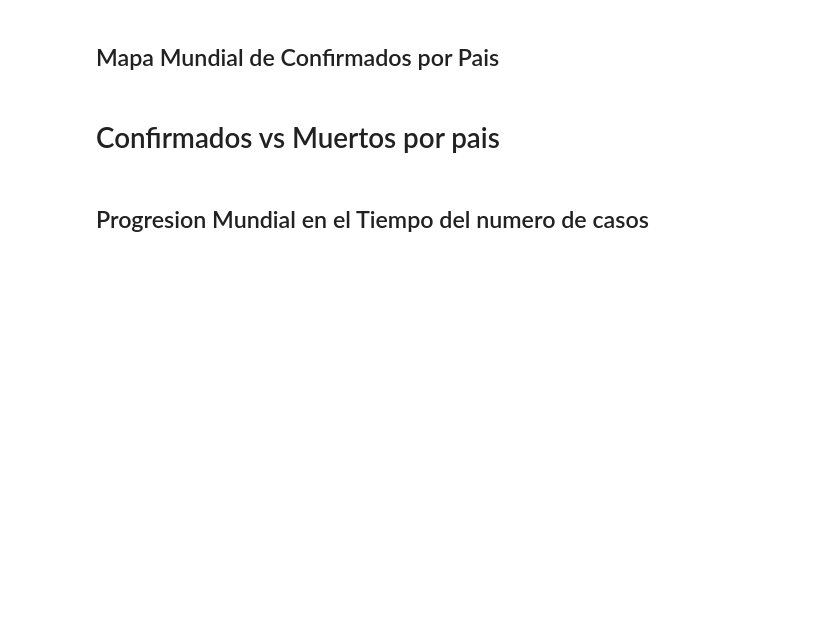
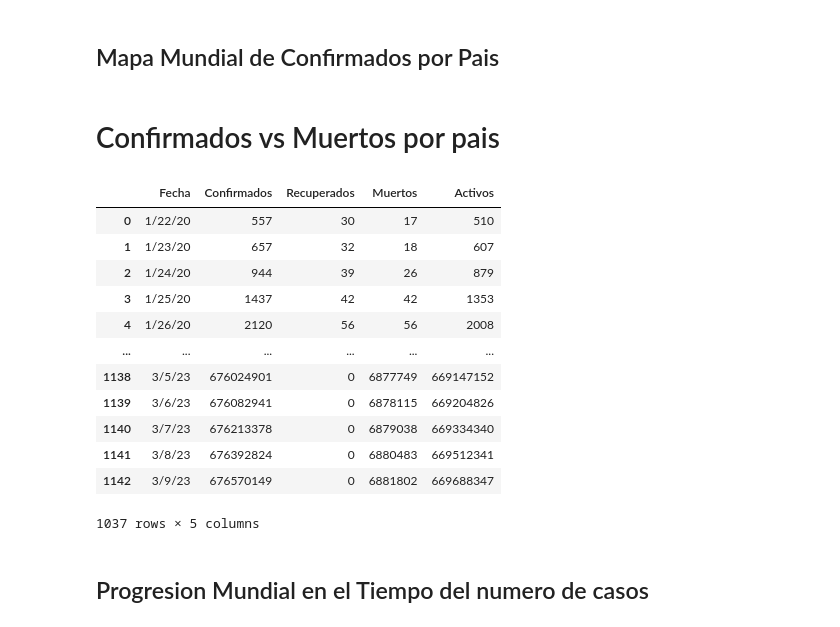
Before and after one commit to JoseRZapata/Data_analysis_notebooks, a Jupyter notebook: notebooks/Covid19_Visualizacion_v3.ipynb, the cells around one changed output. Cells and saved outputs as stored; diff of their text form; code cells hidden in the pictures; blank space fills up the shorter version.

```diff
--- a/notebooks/Covid19_Visualizacion_v3.ipynb
+++ b/notebooks/Covid19_Visualizacion_v3.ipynb
@@ -199,6 +173,7 @@ world["Fecha"] = confirmed.columns
 world["Confirmados"] = confirmed.sum(axis='rows').values
 world["Recuperados"] = recovered.sum(axis='rows').values
 world["Muertos"] = death.sum(axis='rows').values
+world["Activos"] = world["Confirmados"] - world["Recuperados"] - world["Muertos"]
 # %% [markdown]
 # Evolucion Animada de Casos Activos por Pais
 La gráfica animada de la evolución temporal de los casos activos por país, la he creado con la libreria [Pandas alive](https://github.com/JackMcKew/pandas_alive) y [Bar Chart Race](https://github.com/dexplo/bar_chart_race).
@@ -292,3 +262,21 @@ fig.layout.update(showlegend = False)
 # grabar grafica en chart-studio si se proporciona el api-key
 if api_key: py.plot(fig, filename = 'scatter_muertos_confirmados', auto_open=False)
 fig.show()
+# %%
+# Tomar los datos hasta el 8/4/21 en base a la columna Fecha
+fecha_datos_completos = '8/4/21'
+world.loc[world['Fecha'] <= fecha_datos_completos]
+# %% [output]
+|  | Fecha | Confirmados | Recuperados | Muertos | Activos |
+| 0 | 1/22/20 | 557 | 30 | 17 | 510 |
+| 1 | 1/23/20 | 657 | 32 | 18 | 607 |
+| 2 | 1/24/20 | 944 | 39 | 26 | 879 |
+| 3 | 1/25/20 | 1437 | 42 | 42 | 1353 |
+| 4 | 1/26/20 | 2120 | 56 | 56 | 2008 |
+| ... | ... | ... | ... | ... | ... |
+| 1138 | 3/5/23 | 676024901 | 0 | 6877749 | 669147152 |
+| 1139 | 3/6/23 | 676082941 | 0 | 6878115 | 669204826 |
+| 1140 | 3/7/23 | 676213378 | 0 | 6879038 | 669334340 |
+| 1141 | 3/8/23 | 676392824 | 0 | 6880483 | 669512341 |
+| 1142 | 3/9/23 | 676570149 | 0 | 6881802 | 669688347 |
+1037 rows × 5 columns
```
Also changed, not shown: parts of 13 cells of this notebook.
